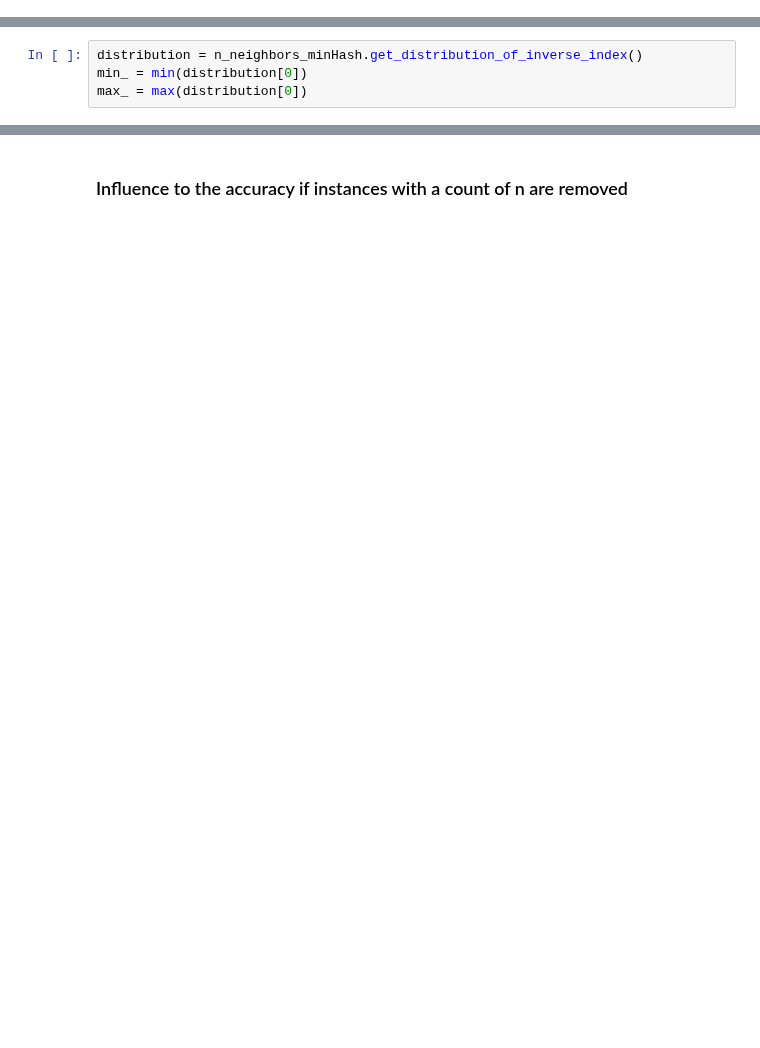
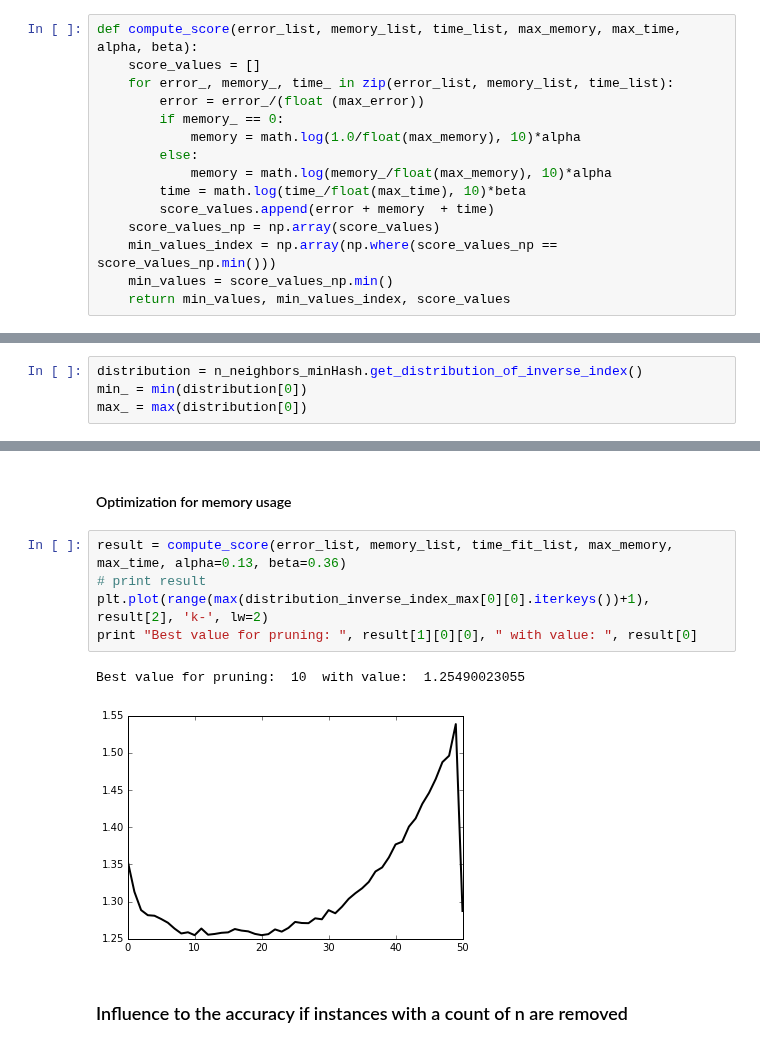
Before and after one commit to joachimwolff/sparse-neighbors-search, a Jupyter notebook: example/Methods to save memory.ipynb, the cells around one changed output, grey strips where cells are left out. Drawn from its saved outputs; the diff is of its cells as text; blank space fills up the shorter version.

```diff
--- a/example/Methods to save memory.ipynb
+++ b/example/Methods to save memory.ipynb
@@ -21,0 +22,15 @@ Wall time: 28.6 s
+# %%
+def compute_score(error_list, memory_list, time_list, max_memory, max_time, alpha, beta):
+    score_values = []
+    for error_, memory_, time_ in zip(error_list, memory_list, time_list):
+        error = error_/(float (max_error))
+        if memory_ == 0:
+            memory = math.log(1.0/float(max_memory), 10)*alpha
+        else:
+            memory = math.log(memory_/float(max_memory), 10)*alpha
+        time = math.log(time_/float(max_time), 10)*beta
+        score_values.append(error + memory  + time)
+    score_values_np = np.array(score_values)
+    min_values_index = np.array(np.where(score_values_np == score_values_np.min()))
+    min_values = score_values_np.min()
+    return min_values, min_values_index, score_values
@@ -43,2 +266,12 @@ plt.show()
+# %% [markdown]
+#### Optimization for memory usage
+# %%
+result = compute_score(error_list, memory_list, time_fit_list, max_memory, max_time, alpha=0.13, beta=0.36)
+# print result
+plt.plot(range(max(distribution_inverse_index_max[0][0].iterkeys())+1), result[2], 'k-', lw=2)
+print "Best value for pruning: ", result[1][0][0], " with value: ", result[0]
+# %% [output]
+Best value for pruning:  10  with value:  1.25490023055
+[figure, added]
 # %% [markdown]
 ### Influence to the accuracy if instances with a count of n are removed
```
Also changed, not shown: parts of 26 cells of this notebook.
